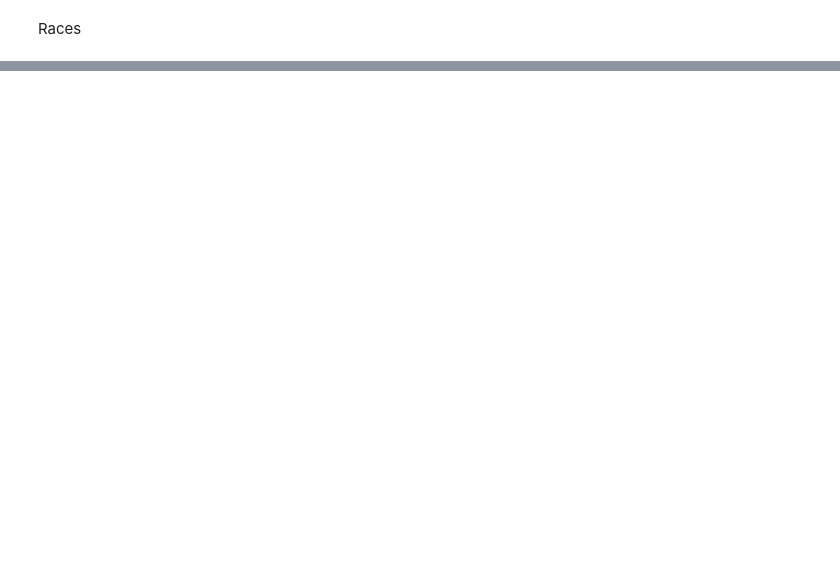
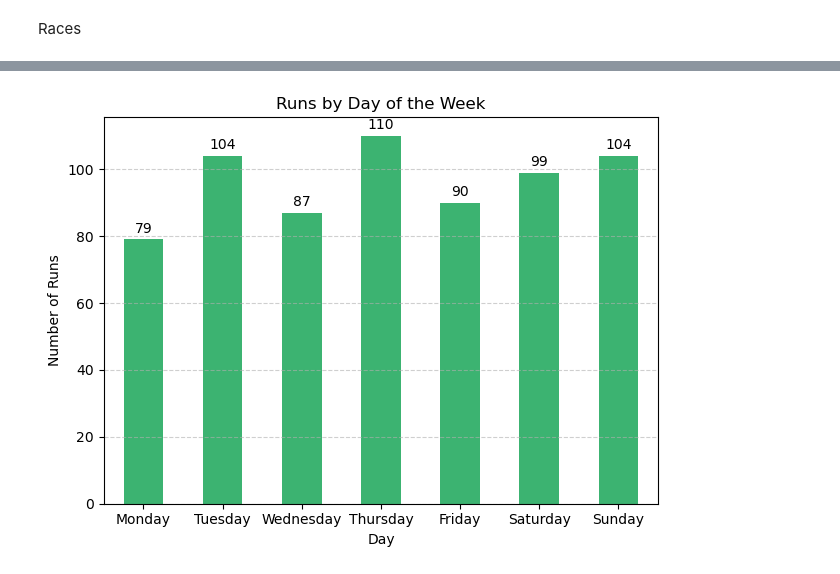
Before and after one commit to kostaskes/my-garmin-runs, a Jupyter notebook: Fitness_Analysis.ipynb, the cells around one changed output, grey strips where cells are left out. Saved outputs shown, nothing was run; the diff lists cells and outputs as text; code cells hidden in the pictures; blank space fills up the shorter version.

```diff
--- a/Fitness_Analysis.ipynb
+++ b/Fitness_Analysis.ipynb
@@ -240,0 +317,8 @@ This is a test
+# %%
+# count by day
+day_counts = running_activities['Day_of_Week'].value_counts().sort_index()
+print(day_counts)
+
+# most frequent day
+most_common_day = day_counts.idxmax()
+print(f"\nMost common day for a run: {most_common_day}")
@@ -240,0 +337,23 @@ This is a test
+# %%
+# Define the correct order of weekdays
+ordered_days = ['Monday', 'Tuesday', 'Wednesday', 'Thursday', 'Friday', 'Saturday', 'Sunday']
+
+# Reindex the day_counts Series to follow this order
+day_counts = day_counts.reindex(ordered_days)
+
+# Create the plot
+ax = day_counts.plot(kind='bar', color='mediumseagreen')
+plt.title('Runs by Day of the Week')
+plt.xlabel('Day')
+plt.ylabel('Number of Runs')
+plt.xticks(rotation=0)
+plt.grid(axis='y', linestyle='--', alpha=0.6)
+
+# Add values on top of bars
+for i, value in enumerate(day_counts):
+    plt.text(i, value + 1, str(value), ha='center', va='bottom', fontsize=10)
+
+plt.tight_layout()
+plt.show()
+# %% [output]
+[figure, added]
```
Also changed, not shown: parts of 26 cells of this notebook.
